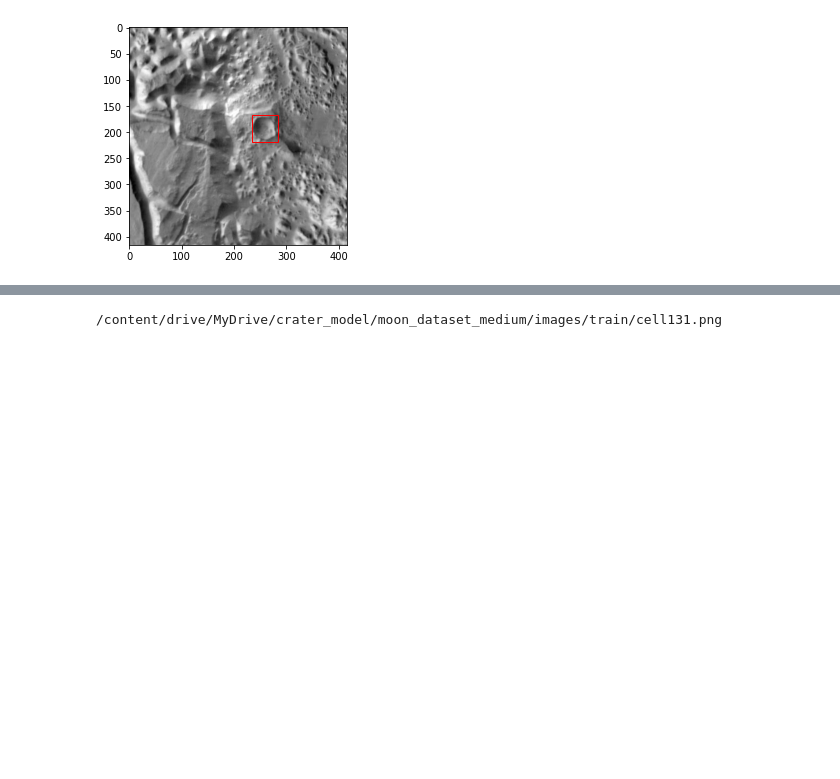
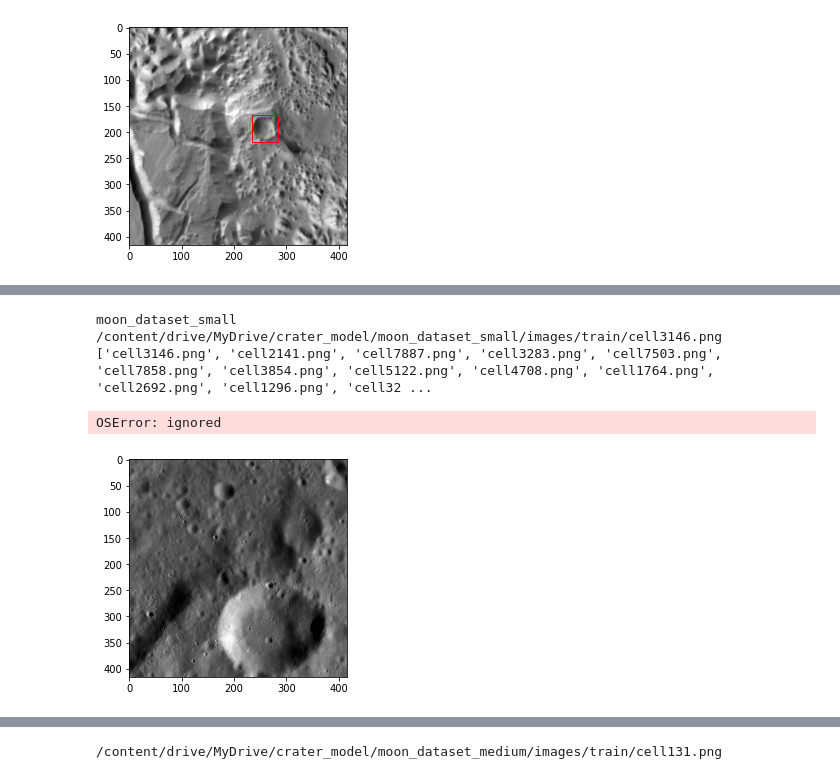
Before and after one commit to edsml-sm1122/acds-moonshot, a Jupyter notebook: model_training.ipynb, the cells around one changed output, grey strips where cells are left out. Saved outputs shown, nothing was run; the diff lists cells and outputs as text; code cells hidden in the pictures; blank space fills up the shorter version.

```diff
--- a/model_training.ipynb
+++ b/model_training.ipynb
@@ -114,3 +146,19 @@ model.plot_test_image(img)
+# %%
+print(moon_dataset_dir_small)
+img = os.listdir(os.path.join(moon_dataset_dir_small, 'images', 'train'))[0]#[32]
+img = os.path.join(root_dir, moon_dataset_dir_small, 'images', 'train', img)
+print(img)
+
+print(os.listdir(os.path.join(moon_dataset_dir_small, 'images', 'train')))
+#plot example test image with lable
+
+model.plot_test_image(img)
+# %% [output]
+moon_dataset_small
+/content/drive/MyDrive/crater_model/moon_dataset_small/images/train/cell3146.png
+['cell3146.png', 'cell2141.png', 'cell7887.png', 'cell3283.png', 'cell7503.png', 'cell7858.png', 'cell3854.png', 'cell5122.png', 'cell4708.png', 'cell1764.png', 'cell2692.png', 'cell1296.png', 'cell32 ...
+OSError: ignored
+[figure, added]
 # %%
 # copy data over for moons medium
 moon_data_medium = DataManager(root_dir=root_dir,data_dir=moon_data_dir_medium,dataset_dir = moon_dataset_dir_medium)
```
Also changed, not shown: parts of 19 cells of this notebook.
